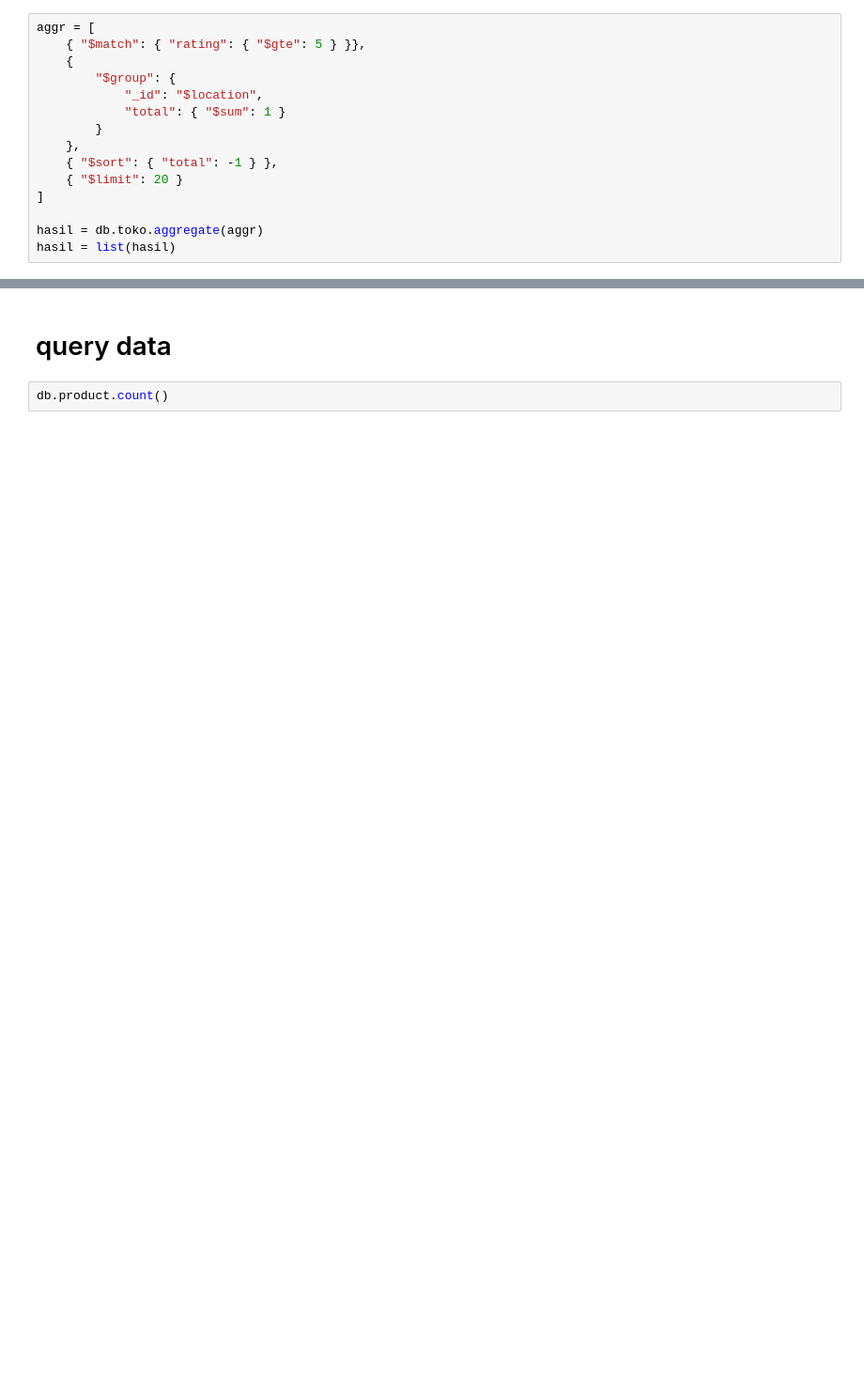
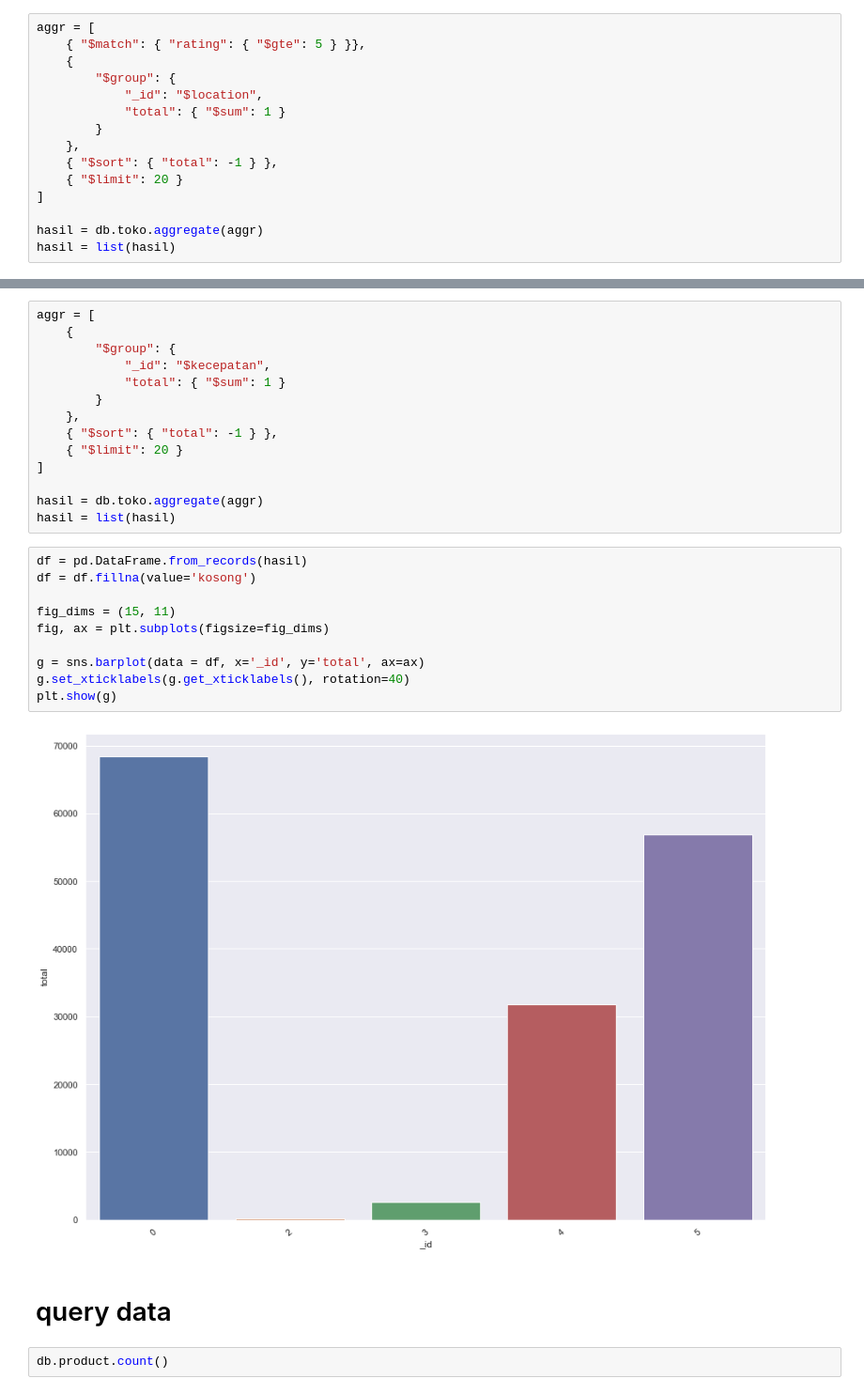
Before and after one commit to Vaziria/stattest, a Jupyter notebook: analisa.ipynb, the cells around one changed output, grey strips where cells are left out. Shown at 94% size. Drawn from its saved outputs; the diff is of its cells as text; blank space fills up the shorter version.

```diff
--- a/analisa.ipynb
+++ b/analisa.ipynb
@@ -202,3 +227,29 @@ plt.show(g)
+# %%
+aggr = [
+    {
+        "$group": {
+            "_id": "$kecepatan",
+            "total": { "$sum": 1 }
+        }
+    },
+    { "$sort": { "total": -1 } },
+    { "$limit": 20 }
+]
+
+hasil = db.toko.aggregate(aggr)
+hasil = list(hasil)
+# %%
+df = pd.DataFrame.from_records(hasil)
+df = df.fillna(value='kosong')
+
+fig_dims = (15, 11)
+fig, ax = plt.subplots(figsize=fig_dims)
+
+g = sns.barplot(data = df, x='_id', y='total', ax=ax)
+g.set_xticklabels(g.get_xticklabels(), rotation=40)
+plt.show(g)
+# %% [output]
+[figure, added]
 # %% [markdown]
 # query data
 # %%
```
Also changed, not shown: parts of 20 cells of this notebook, 6 other files.
